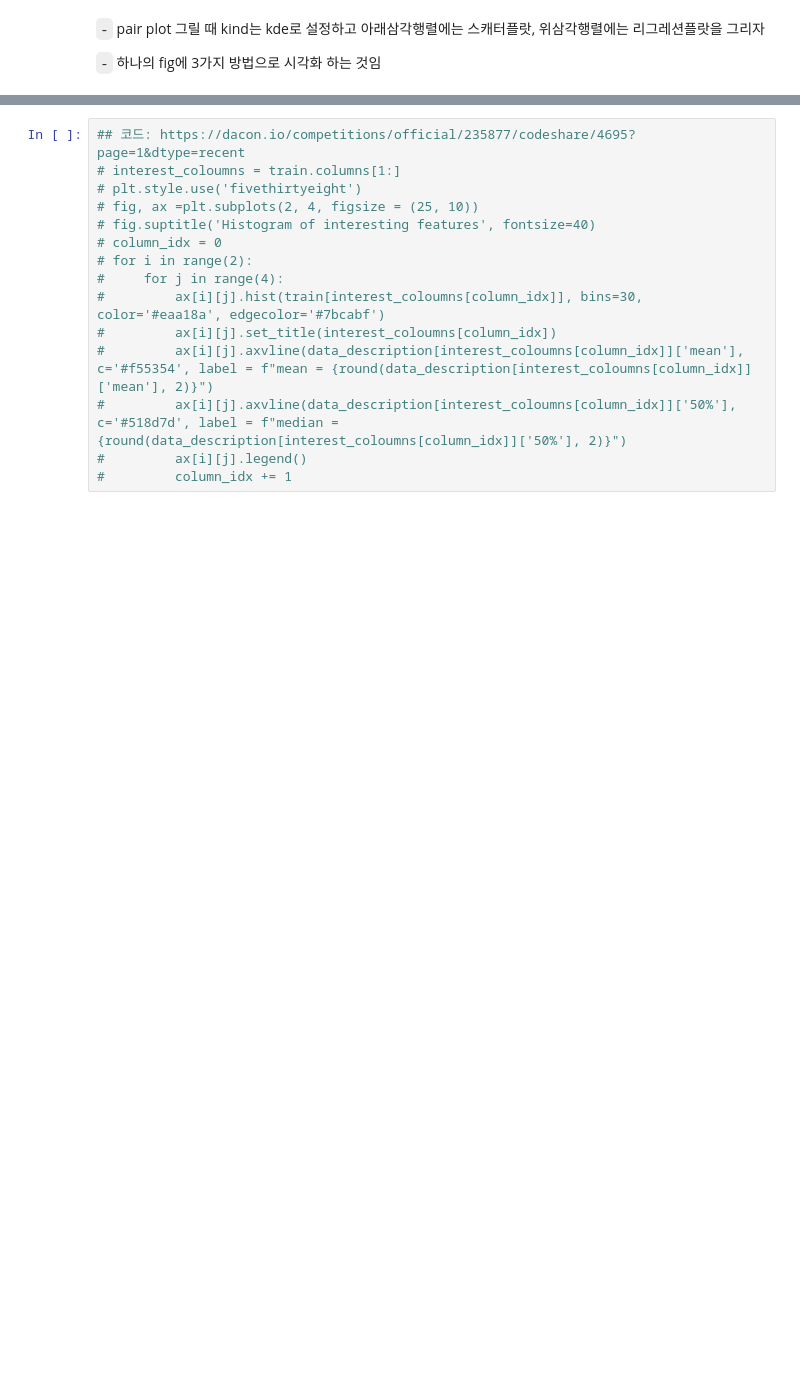
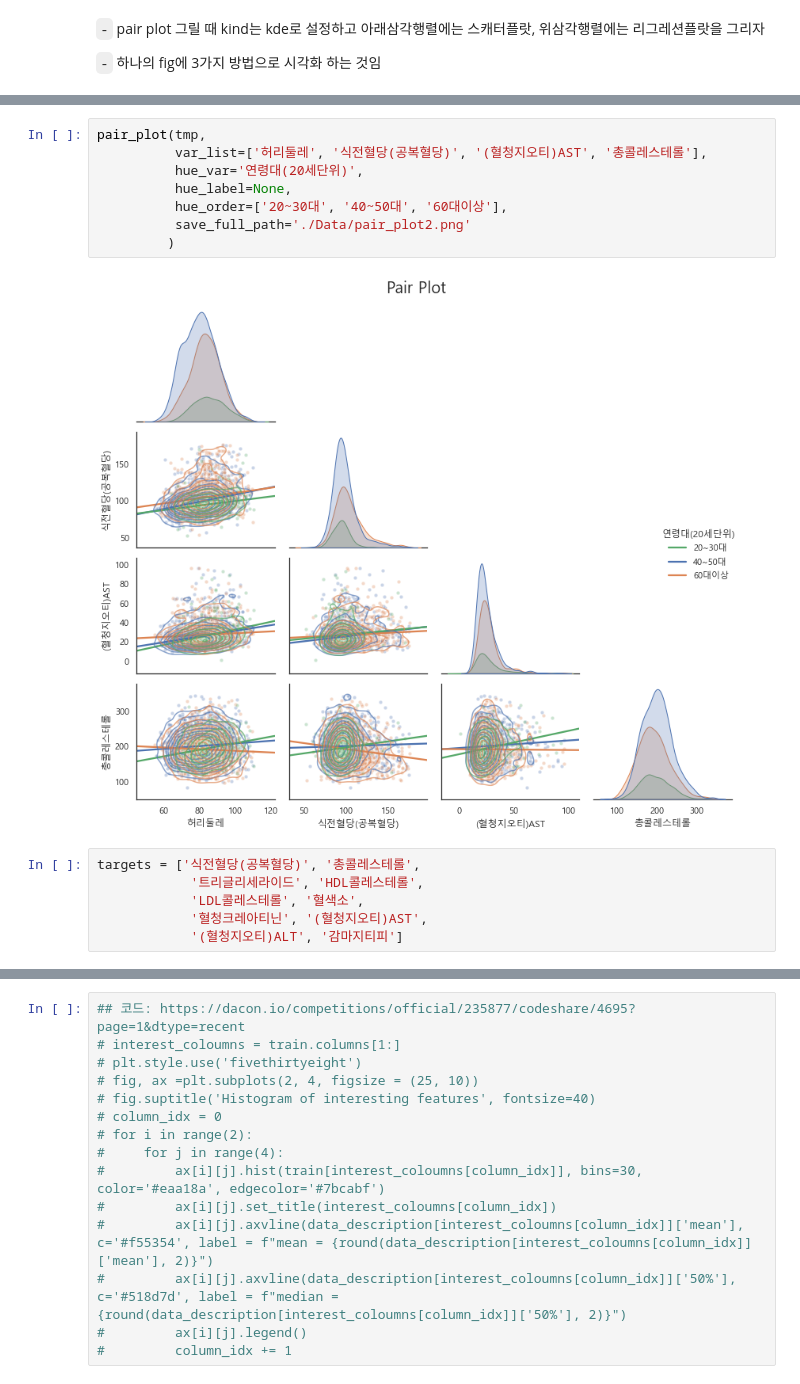
Before and after one commit to Jaesu26/statistical-database-project, a Jupyter notebook: 2022-05-30-StatsDB-Final.ipynb, the cells around one changed output, grey strips where cells are left out. Saved outputs shown, nothing was run; the diff lists cells and outputs as text; blank space fills up the shorter version.

```diff
--- a/2022-05-30-StatsDB-Final.ipynb
+++ b/2022-05-30-StatsDB-Final.ipynb
@@ -836,0 +872,16 @@ sns.pairplot(data=tt, kind='reg', vars=numeric_features, corner=True,  plot_kws=
+# %%
+pair_plot(tmp,
+          var_list=['허리둘레', '식전혈당(공복혈당)', '(혈청지오티)AST', '총콜레스테롤'],
+          hue_var='연령대(20세단위)',
+          hue_label=None,
+          hue_order=['20~30대', '40~50대', '60대이상'],
+          save_full_path='./Data/pair_plot2.png'
+         )
+# %% [output]
+[figure, added]
+# %%
+targets = ['식전혈당(공복혈당)', '총콜레스테롤',
+            '트리글리세라이드', 'HDL콜레스테롤',
+            'LDL콜레스테롤', '혈색소',
+            '혈청크레아티닌', '(혈청지오티)AST',
+            '(혈청지오티)ALT', '감마지티피']
```
Also changed, not shown: parts of 59 cells of this notebook.
